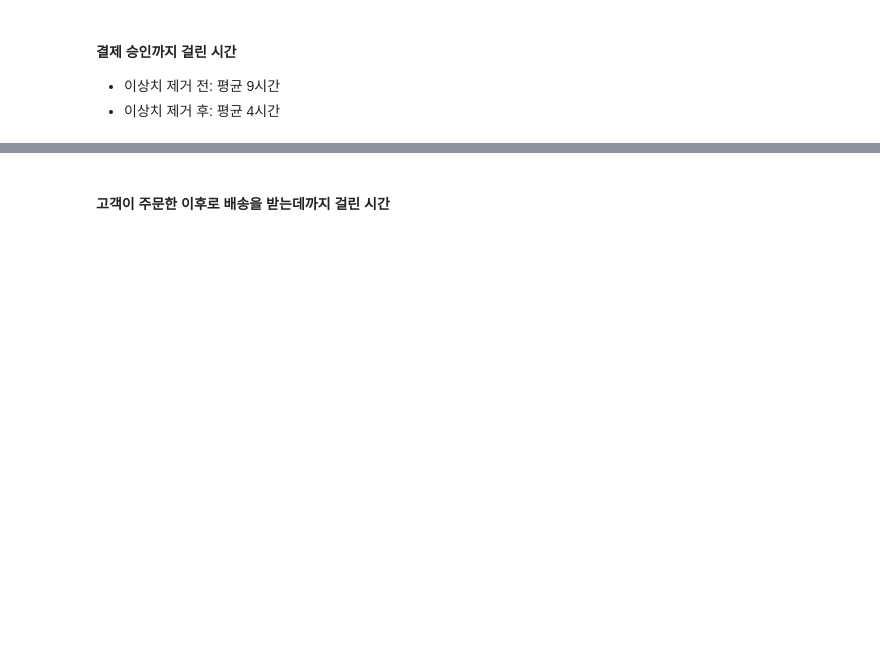
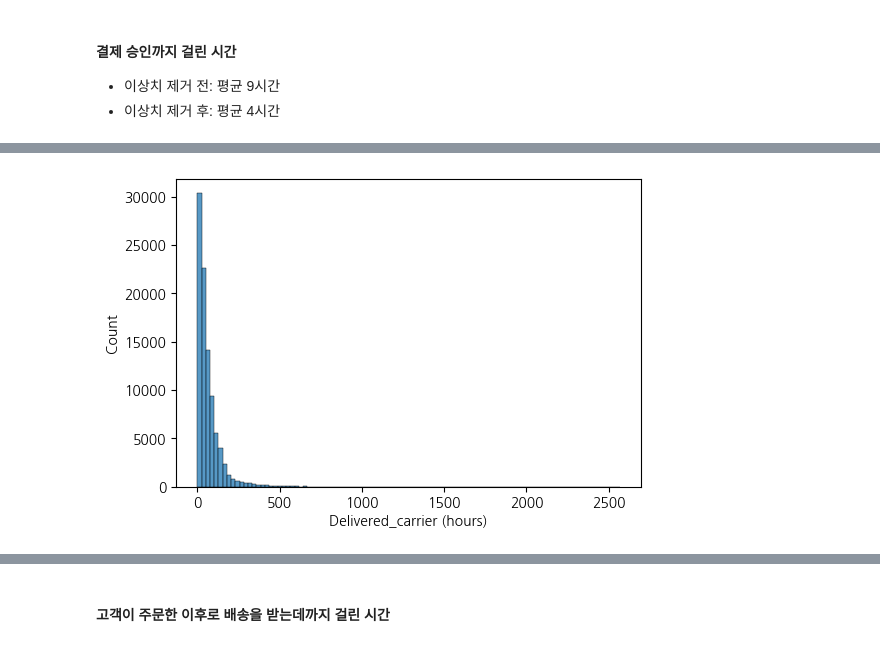
Before and after one commit to DongMyeong2/portfolio, a Jupyter notebook: Project_3_olist/olist.ipynb, the cells around one changed output, grey strips where cells are left out. Drawn from its saved outputs; the diff is of its cells as text; code cells hidden in the pictures; blank space fills up the shorter version.

```diff
--- a/Project_3_olist/olist.ipynb
+++ b/Project_3_olist/olist.ipynb
@@ -1021,0 +1034,3 @@ dtype: float64
+# %%
+delivered_carrier_hour = (orders_final['order_delivered_carrier_date'] - orders_final['order_approved_at']).dt.total_seconds() / 3600
+delivered_carrier_hour.describe()
@@ -1021,0 +1047,10 @@ dtype: float64
+# %%
+fig, ax = plt.subplots(figsize=(6,4))
+
+sns.histplot(delivered_carrier_hour, bins=100)
+
+ax.set_xlabel("Delivered_carrier (hours)")
+ax.set_ylabel("Count")
+plt.show()
+# %% [output]
+[figure, added]
```
Also changed, not shown: parts of 42 cells of this notebook.
